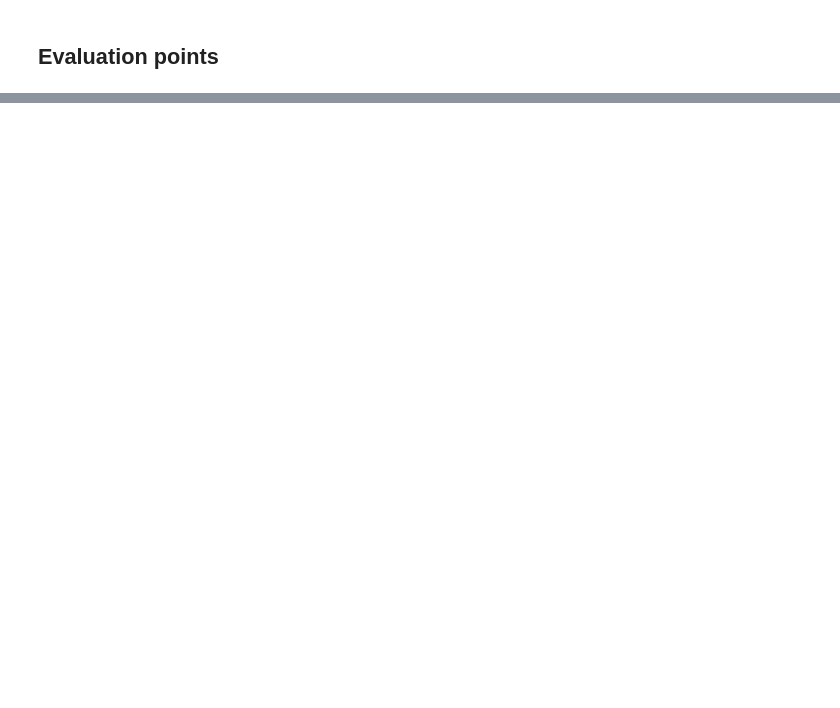
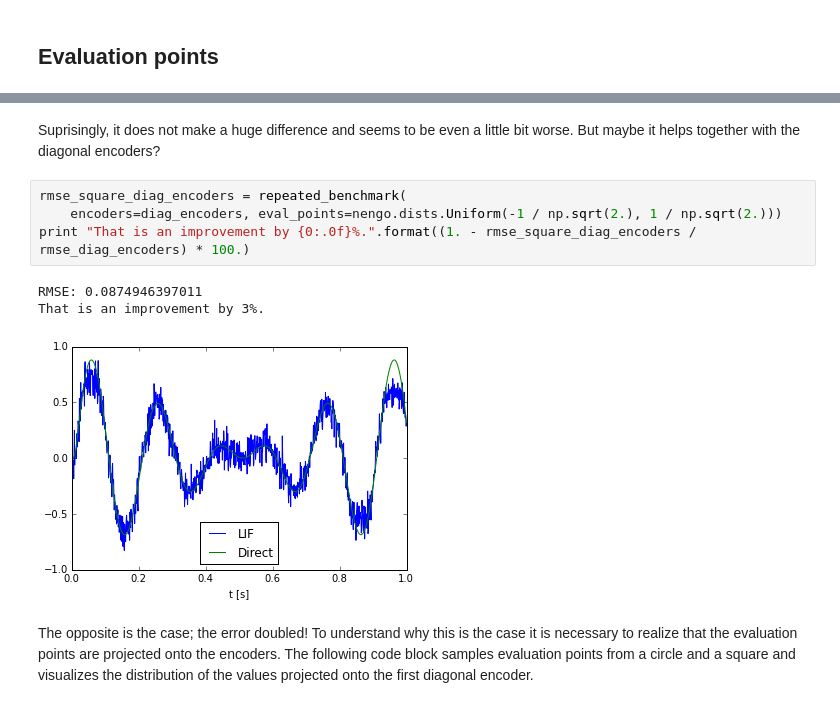
Before and after one commit to ctn-archive/technical-reports, a Jupyter notebook: Implementing-multiplications-in-the-NEF.ipynb, the cells around one changed output, grey strips where cells are left out. Saved outputs shown, nothing was run; the diff lists cells and outputs as text; blank space fills up the shorter version.

```diff
--- a/Implementing-multiplications-in-the-NEF.ipynb
+++ b/Implementing-multiplications-in-the-NEF.ipynb
@@ -171,0 +192,12 @@ That is an improvement by 45%.
+# %% [markdown]
+Suprisingly, it does not make a huge difference and seems to be even a little bit worse. But maybe it helps together with the diagonal encoders?
+# %%
+rmse_square_diag_encoders = repeated_benchmark(
+    encoders=diag_encoders, eval_points=nengo.dists.Uniform(-1 / np.sqrt(2.), 1 / np.sqrt(2.)))
+print "That is an improvement by {0:.0f}%.".format((1. - rmse_square_diag_encoders / rmse_diag_encoders) * 100.)
+# %% [output]
+RMSE: 0.0874946397011
+That is an improvement by 3%.
+[figure, added]
+# %% [markdown]
+The opposite is the case; the error doubled! To understand why this is the case it is necessary to realize that the evaluation points are projected onto the encoders. The following code block samples evaluation points from a circle and a square and visualizes the distribution of the values projected onto the first diagonal encoder.
```
Also changed, not shown: parts of 61 cells of this notebook.
